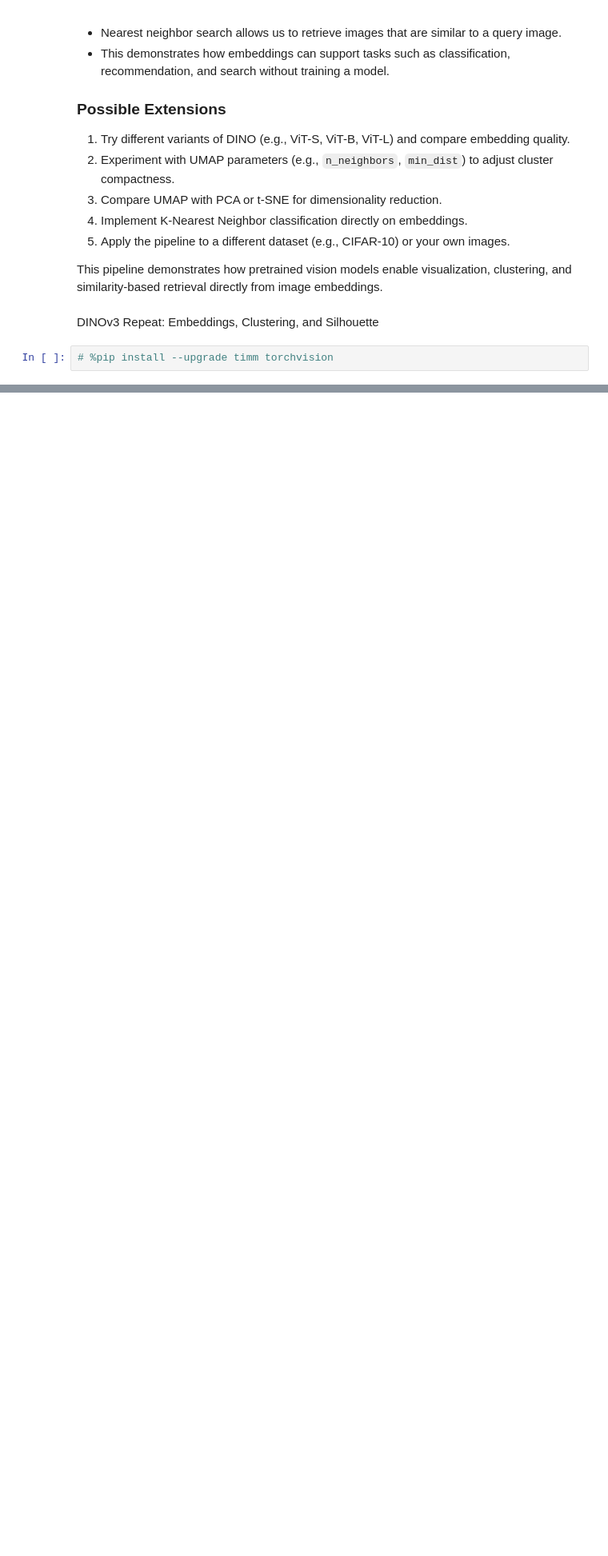
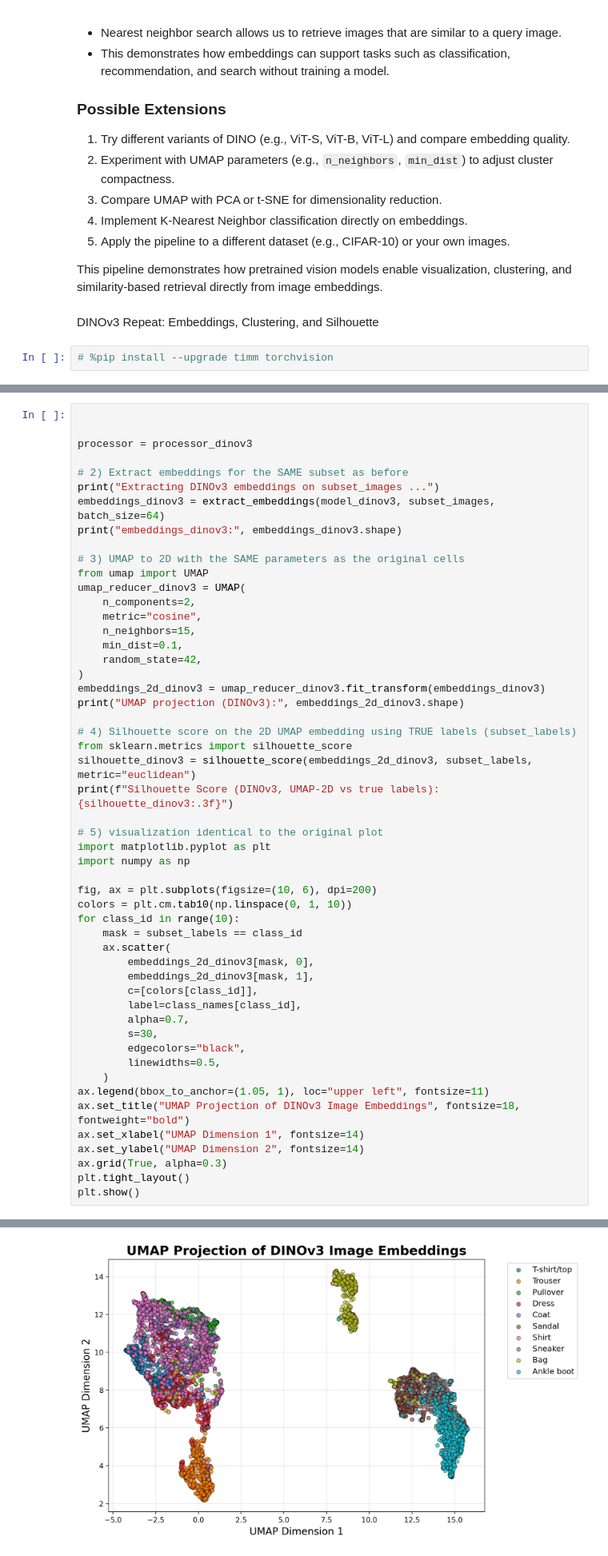
Before and after one commit to dsgt-arc/fall-2025-interest-group-projects, a Jupyter notebook: user/aerten3/embedding.ipynb, the cells around one changed output, grey strips where cells are left out. Shown at 80% size. Drawn from its saved outputs; the diff is of its cells as text; blank space fills up the shorter version.

Commit message:
repeated the analysis with DINOv3

```diff
--- a/user/aerten3/embedding.ipynb
+++ b/user/aerten3/embedding.ipynb
@@ -701,0 +585,53 @@ k=8  Silhouette score DINOv3: 0.0960
+# %%
+
+
+processor = processor_dinov3
+
+# 2) Extract embeddings for the SAME subset as before
+print("Extracting DINOv3 embeddings on subset_images ...")
+embeddings_dinov3 = extract_embeddings(model_dinov3, subset_images, batch_size=64)
+print("embeddings_dinov3:", embeddings_dinov3.shape)
+
+# 3) UMAP to 2D with the SAME parameters as the original cells
+from umap import UMAP
+umap_reducer_dinov3 = UMAP(
+    n_components=2,
+    metric="cosine",
+    n_neighbors=15,
+    min_dist=0.1,
+    random_state=42,
+)
+embeddings_2d_dinov3 = umap_reducer_dinov3.fit_transform(embeddings_dinov3)
+print("UMAP projection (DINOv3):", embeddings_2d_dinov3.shape)
+
+# 4) Silhouette score on the 2D UMAP embedding using TRUE labels (subset_labels)
+from sklearn.metrics import silhouette_score
+silhouette_dinov3 = silhouette_score(embeddings_2d_dinov3, subset_labels, metric="euclidean")
+print(f"Silhouette Score (DINOv3, UMAP-2D vs true labels): {silhouette_dinov3:.3f}")
+
+# 5) visualization identical to the original plot
+import matplotlib.pyplot as plt
+import numpy as np
+
+fig, ax = plt.subplots(figsize=(10, 6), dpi=200)
+colors = plt.cm.tab10(np.linspace(0, 1, 10))
+for class_id in range(10):
+    mask = subset_labels == class_id
+    ax.scatter(
+        embeddings_2d_dinov3[mask, 0],
+        embeddings_2d_dinov3[mask, 1],
+        c=[colors[class_id]],
+        label=class_names[class_id],
+        alpha=0.7,
+        s=30,
+        edgecolors="black",
+        linewidths=0.5,
+    )
+ax.legend(bbox_to_anchor=(1.05, 1), loc="upper left", fontsize=11)
+ax.set_title("UMAP Projection of DINOv3 Image Embeddings", fontsize=18, fontweight="bold")
+ax.set_xlabel("UMAP Dimension 1", fontsize=14)
+ax.set_ylabel("UMAP Dimension 2", fontsize=14)
+ax.grid(True, alpha=0.3)
+plt.tight_layout()
+plt.show()
+# %% [output]
@@ -701,0 +642 @@ k=8  Silhouette score DINOv3: 0.0960
+[figure, added]
```
Also changed, not shown: parts of 5 cells of this notebook.
